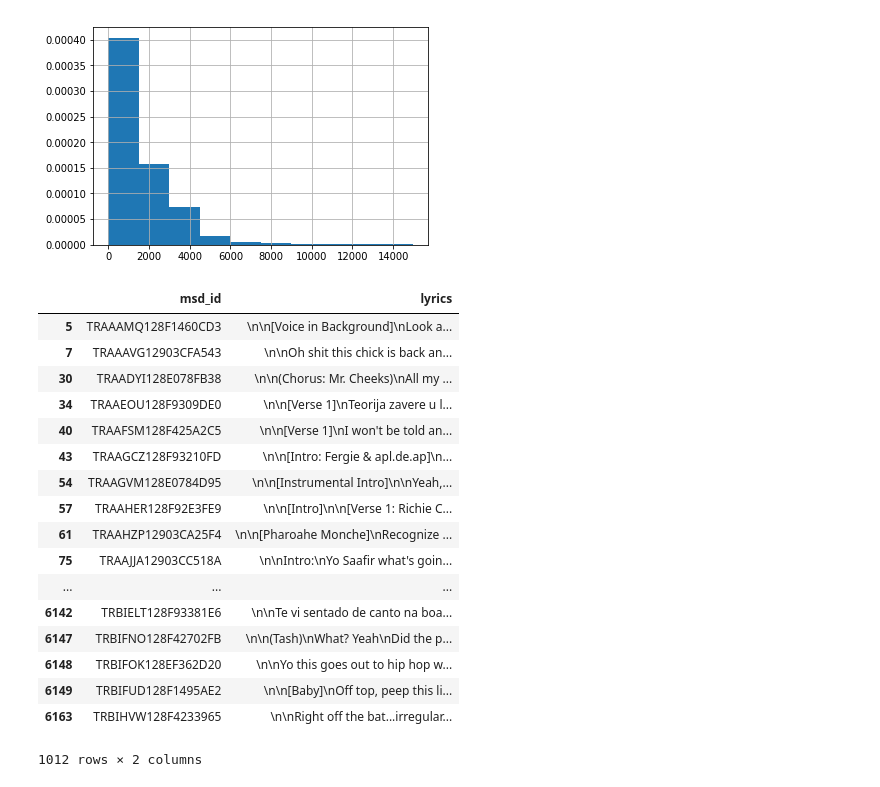
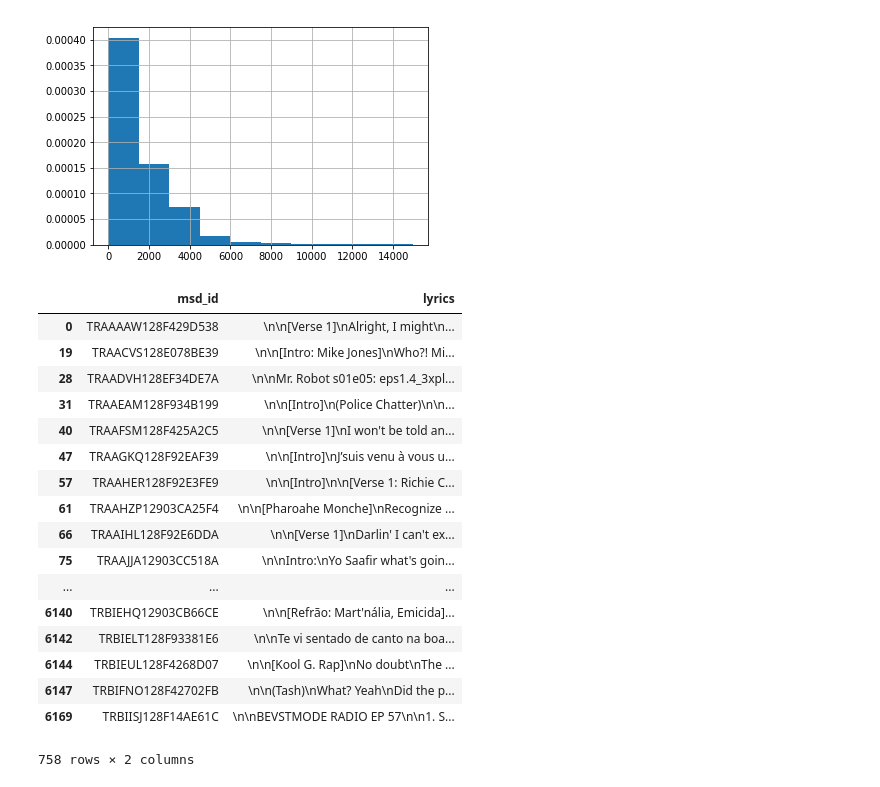
Before and after one commit to jrosenfeld13/capstone-deep-lyrics, a Jupyter notebook: notebooks/1.0-eda-lyrics-10k-subset.ipynb, the cells around one changed output. Cells and saved outputs as stored; diff of their text form; code cells hidden in the pictures.

Commit message:
10k lyrics eda

```diff
--- a/notebooks/1.0-eda-lyrics-10k-subset.ipynb
+++ b/notebooks/1.0-eda-lyrics-10k-subset.ipynb
@@ -135,24 +135,24 @@ df.lyrics[df.lyrics.str.len() < 15000].str.len().hist(density=True)
 <matplotlib.axes._subplots.AxesSubplot at 0x...>
 [figure]
 # %%
-df[(df.lyrics.str.len() > 2500) & (df.lyrics.str.len() < 4500)]
+df[(df.lyrics.str.len() > 2000) & (df.lyrics.str.len() < 3000)]
 # %% [output]
 |  | msd_id | lyrics |
-| 5 | TRAAAMQ128F1460CD3 | \n\n[Voice in Background]\nLook a... |
-| 7 | TRAAAVG12903CFA543 | \n\nOh shit this chick is back an... |
-| 30 | TRAADYI128E078FB38 | \n\n(Chorus: Mr. Cheeks)\nAll my ... |
-| 34 | TRAAEOU128F9309DE0 | \n\n[Verse 1]\nTeorija zavere u l... |
+| 0 | TRAAAAW128F429D538 | \n\n[Verse 1]\nAlright, I might\n... |
+| 19 | TRAACVS128E078BE39 | \n\n[Intro: Mike Jones]\nWho?! Mi... |
+| 28 | TRAADVH128EF34DE7A | \n\nMr. Robot s01e05: eps1.4_3xpl... |
+| 31 | TRAAEAM128F934B199 | \n\n[Intro]\n(Police Chatter)\n\n... |
 | 40 | TRAAFSM128F425A2C5 | \n\n[Verse 1]\nI won't be told an... |
-| 43 | TRAAGCZ128F93210FD | \n\n[Intro: Fergie & apl.de.ap]\n... |
-| 54 | TRAAGVM128E0784D95 | \n\n[Instrumental Intro]\n\nYeah,... |
+| 47 | TRAAGKQ128F92EAF39 | \n\n[Intro]\nJ’suis venu à vous u... |
 | 57 | TRAAHER128F92E3FE9 | \n\n[Intro]\n\n[Verse 1: Richie C... |
 | 61 | TRAAHZP12903CA25F4 | \n\n[Pharoahe Monche]\nRecognize ... |
+| 66 | TRAAIHL128F92E6DDA | \n\n[Verse 1]\nDarlin' I can't ex... |
 | 75 | TRAAJJA12903CC518A | \n\nIntro:\nYo Saafir what's goin... |
 | ... | ... | ... |
+| 6140 | TRBIEHQ12903CB66CE | \n\n[Refrão: Mart'nália, Emicida]... |
 | 6142 | TRBIELT128F93381E6 | \n\nTe vi sentado de canto na boa... |
+| 6144 | TRBIEUL128F4268D07 | \n\n[Kool G. Rap]\nNo doubt\nThe ... |
 | 6147 | TRBIFNO128F42702FB | \n\n(Tash)\nWhat? Yeah\nDid the p... |
-| 6148 | TRBIFOK128EF362D20 | \n\nYo this goes out to hip hop w... |
-| 6149 | TRBIFUD128F1495AE2 | \n\n[Baby]\nOff top, peep this li... |
-| 6163 | TRBIHVW128F4233965 | \n\nRight off the bat...irregular... |
+| 6169 | TRBIISJ128F14AE61C | \n\nBEVSTMODE RADIO EP 57\n\n1. S... |
-1012 rows × 2 columns
+758 rows × 2 columns
 # %%
```
Also changed, not shown: parts of 15 cells of this notebook, 1 other file.
